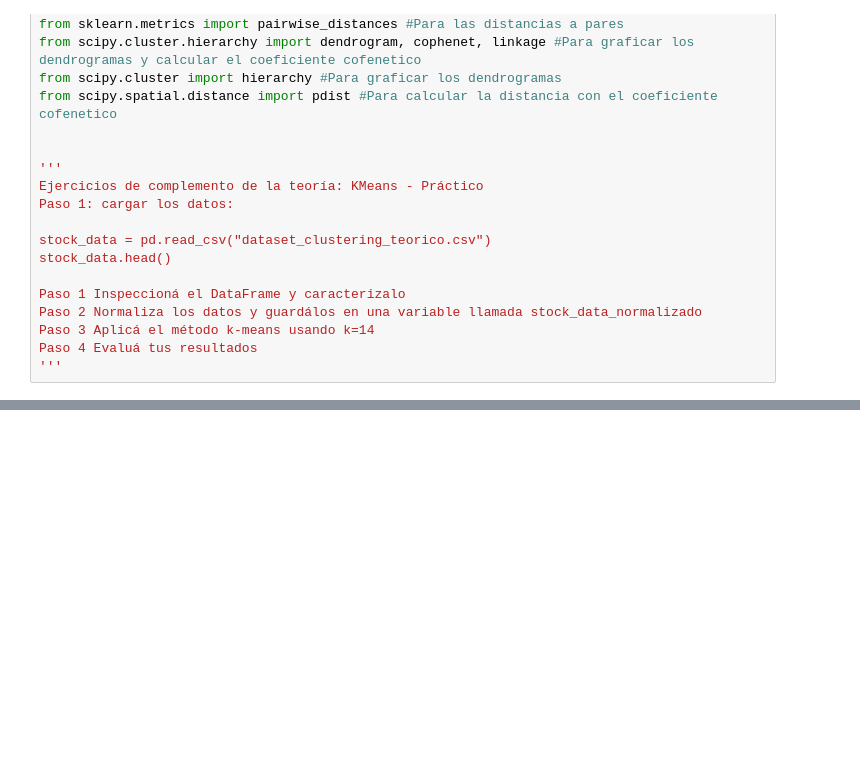
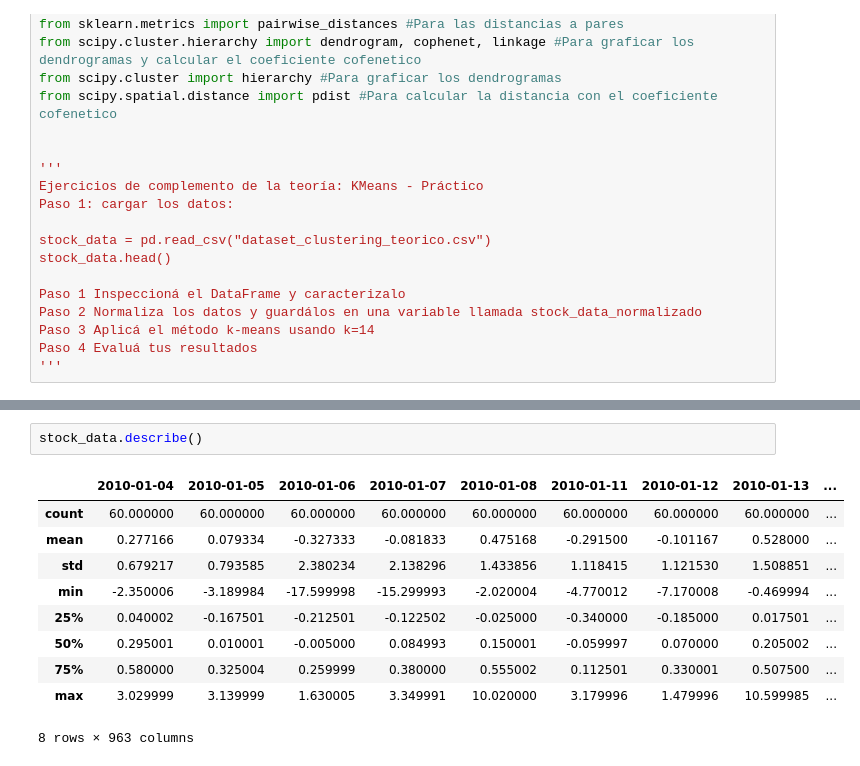
Before and after one commit to Lorenzoriccio/F-de-Informatica-sample, a Jupyter notebook: ciencia_de_datos/Pandas/Práctica/kmeans_p.ipynb, the cells around one changed output, grey strips where cells are left out. Cells and saved outputs as stored; diff of their text form; blank space fills up the shorter version.

```diff
--- a/ciencia_de_datos/Pandas/Práctica/kmeans_p.ipynb
+++ b/ciencia_de_datos/Pandas/Práctica/kmeans_p.ipynb
@@ -35,0 +50,13 @@ FileNotFoundError: [Errno 2] No such file or directory: 'dataset_clustering_teor
+# %%
+stock_data.describe()
+# %% [output]
+|  | 2010-01-04 | 2010-01-05 | 2010-01-06 | 2010-01-07 | 2010-01-08 | 2010-01-11 | 2010-01-12 | 2010-01-13 | ... |
+| count | 60.000000 | 60.000000 | 60.000000 | 60.000000 | 60.000000 | 60.000000 | 60.000000 | 60.000000 | ... |
+| mean | 0.277166 | 0.079334 | -0.327333 | -0.081833 | 0.475168 | -0.291500 | -0.101167 | 0.528000 | ... |
+| std | 0.679217 | 0.793585 | 2.380234 | 2.138296 | 1.433856 | 1.118415 | 1.121530 | 1.508851 | ... |
+| min | -2.350006 | -3.189984 | -17.599998 | -15.299993 | -2.020004 | -4.770012 | -7.170008 | -0.469994 | ... |
+| 25% | 0.040002 | -0.167501 | -0.212501 | -0.122502 | -0.025000 | -0.340000 | -0.185000 | 0.017501 | ... |
+| 50% | 0.295001 | 0.010001 | -0.005000 | 0.084993 | 0.150001 | -0.059997 | 0.070000 | 0.205002 | ... |
+| 75% | 0.580000 | 0.325004 | 0.259999 | 0.380000 | 0.555002 | 0.112501 | 0.330001 | 0.507500 | ... |
+| max | 3.029999 | 3.139999 | 1.630005 | 3.349991 | 10.020000 | 3.179996 | 1.479996 | 10.599985 | ... |
+8 rows × 963 columns
```
Also changed, not shown: parts of 5 cells of this notebook, 3 other files.
